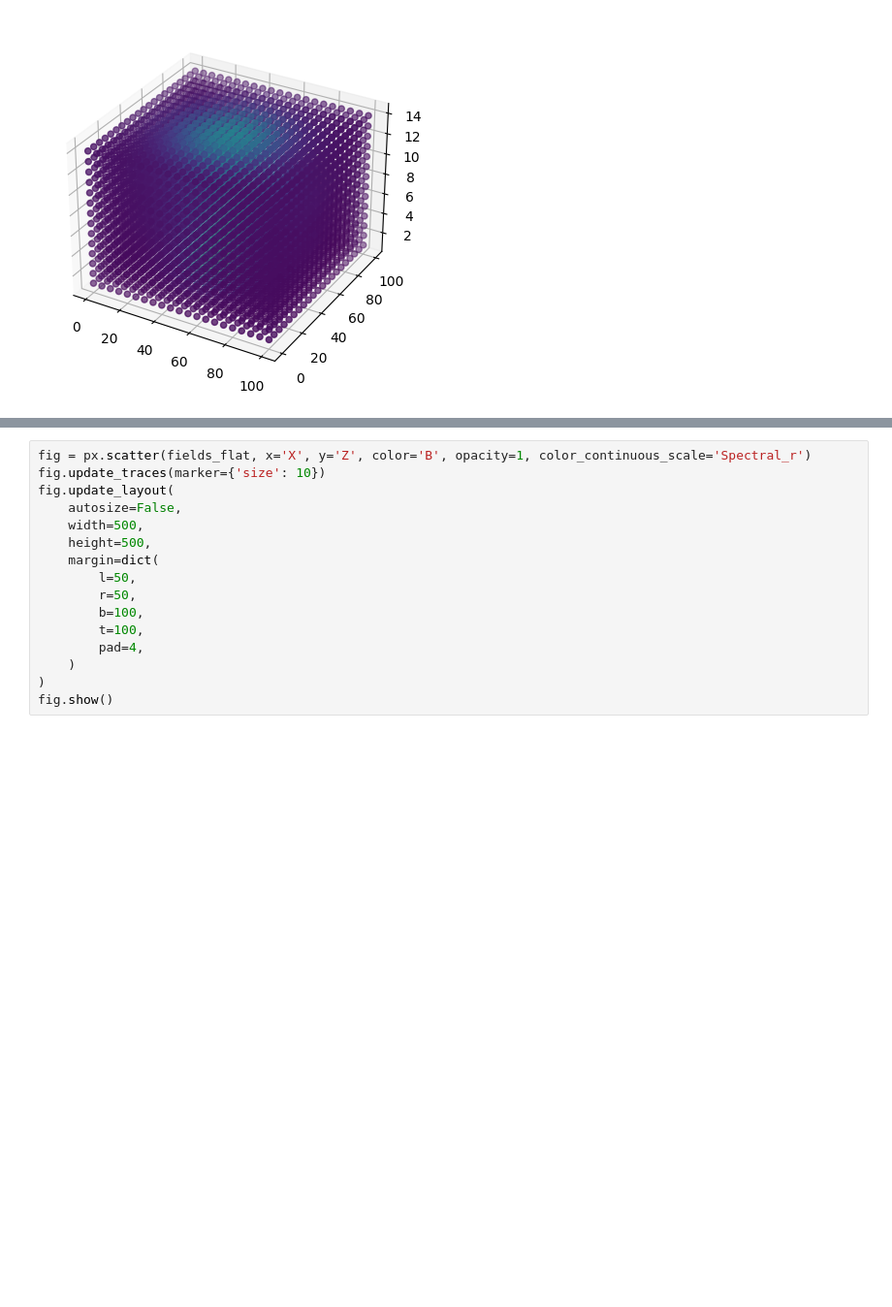
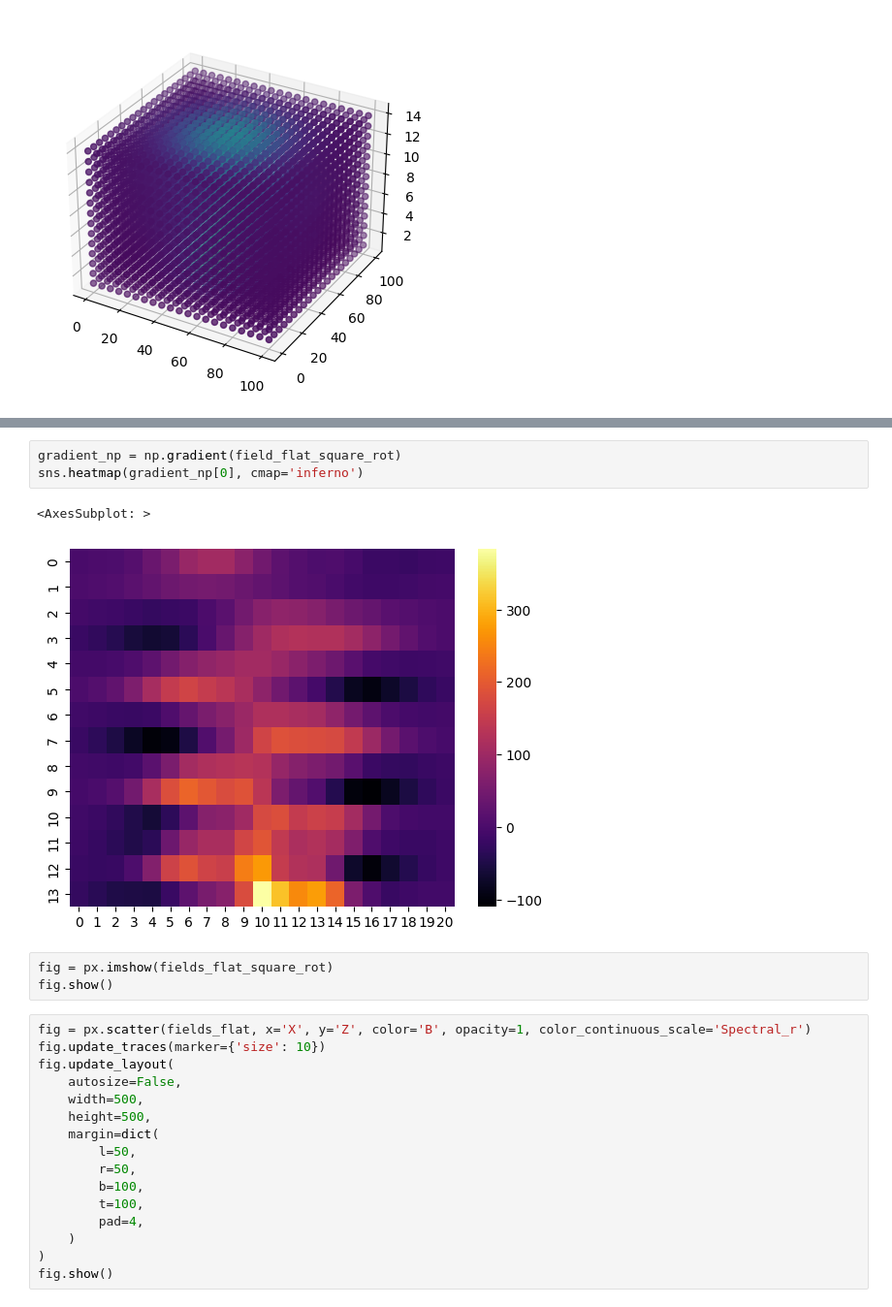
Before and after one commit to arteys/PhD-scripts, a Jupyter notebook: Magnetic_field_data_processing.ipynb, the cells around one changed output, grey strips where cells are left out. Shown at 97% size. Cells and saved outputs as stored; diff of their text form; blank space fills up the shorter version.

```diff
--- a/Magnetic_field_data_processing.ipynb
+++ b/Magnetic_field_data_processing.ipynb
@@ -94,3 +95,12 @@ fig.show()
+# %%
+gradient_np = np.gradient(field_flat_square_rot)
+sns.heatmap(gradient_np[0], cmap='inferno')
+# %% [output]
+<AxesSubplot: >
+[figure, added]
+# %%
+fig = px.imshow(fields_flat_square_rot)
+fig.show()
 # %%
 fig = px.scatter(fields_flat, x='X', y='Z', color='B', opacity=1, color_continuous_scale='Spectral_r')
 fig.update_traces(marker={'size': 10})
```
Also changed, not shown: parts of 7 cells of this notebook.
